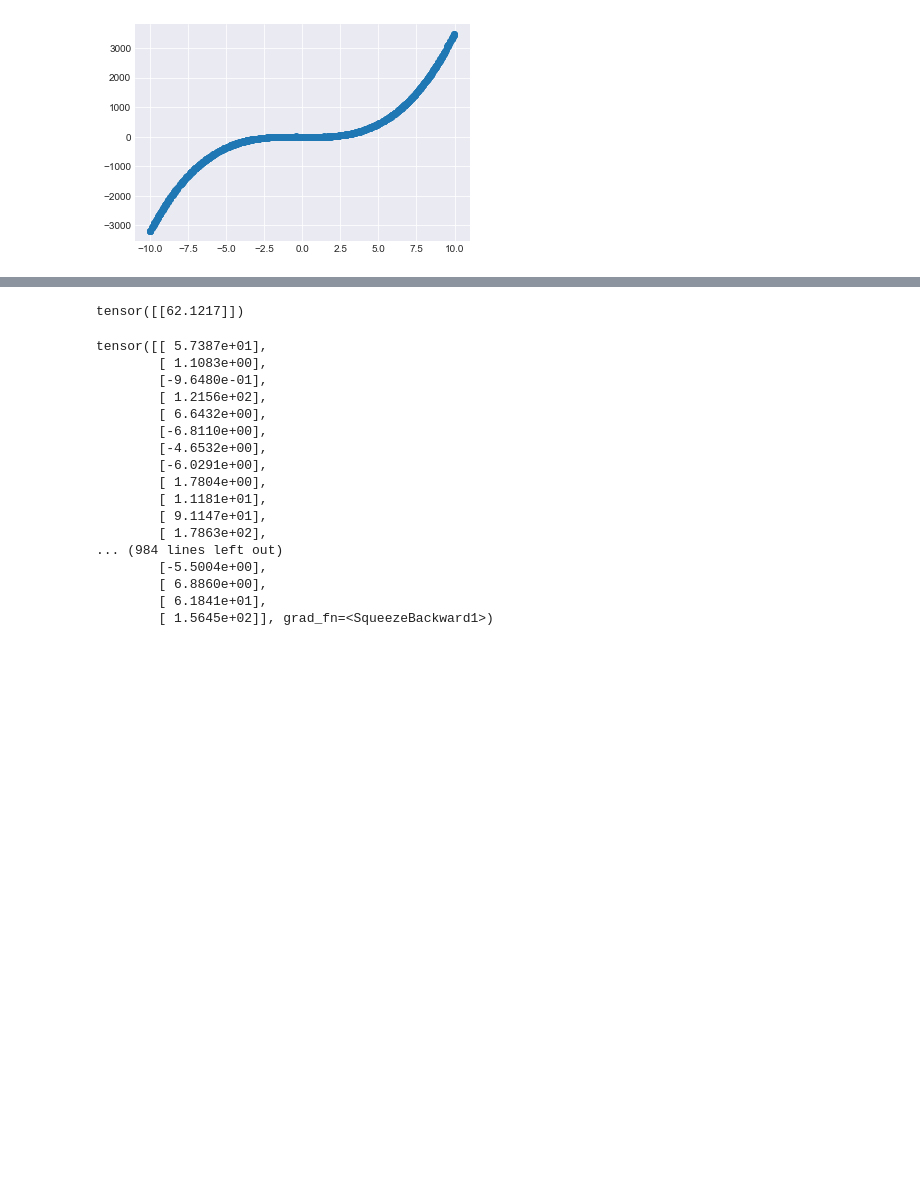
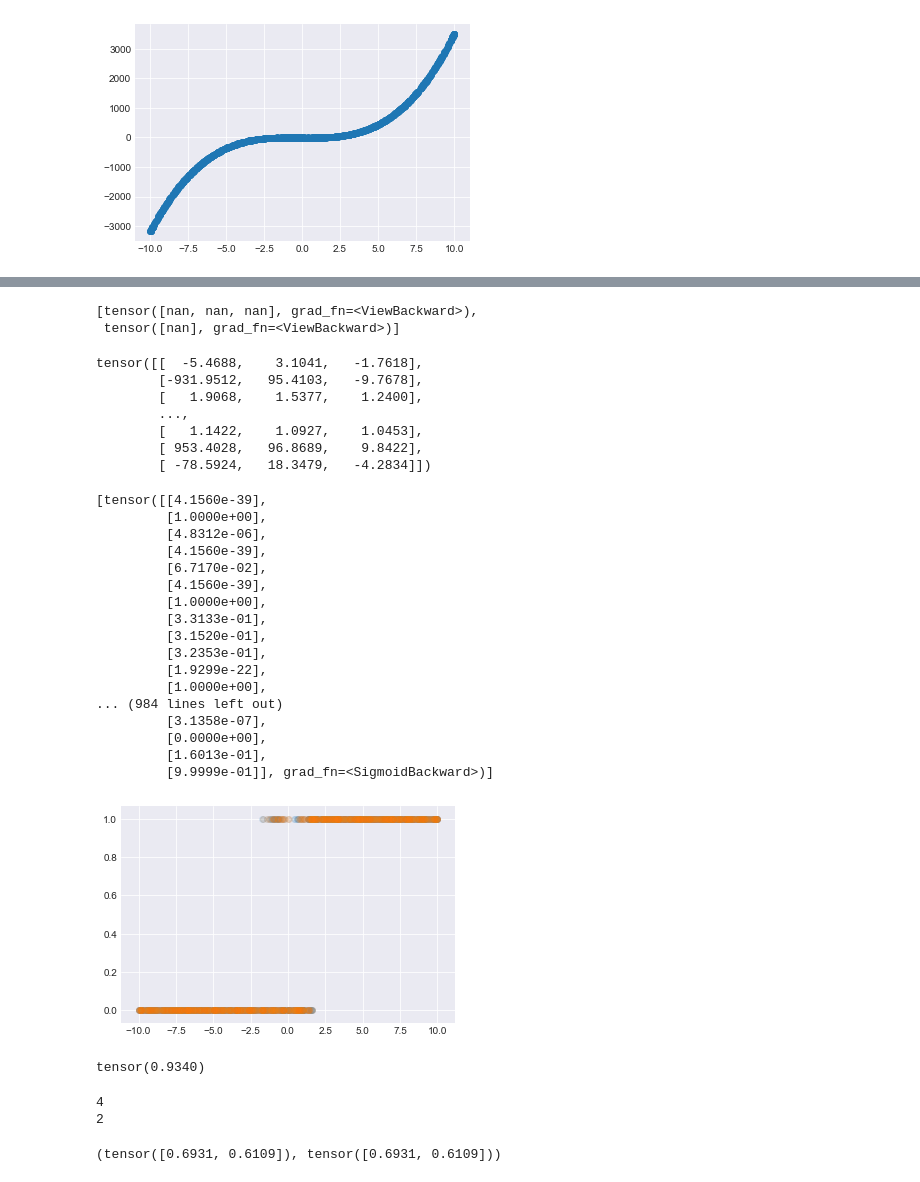
Before and after one commit to nextBillyonair/DPM, a Jupyter notebook: Notebooks/Regression/LinearRegression.ipynb, the cells around one changed output, grey strips where cells are left out. Saved outputs shown, nothing was run; the diff lists cells and outputs as text; code cells hidden in the pictures; blank space fills up the shorter version.

```diff
--- a/Notebooks/Regression/LinearRegression.ipynb
+++ b/Notebooks/Regression/LinearRegression.ipynb
@@ -68,26 +145,46 @@ tensor(16.6286)
+# %%
+x.shape
+[p.view(-1) for p in model.model.parameters()]
+# %% [output]
+[tensor([nan, nan, nan], grad_fn=<ViewBackward>),
+ tensor([nan], grad_fn=<ViewBackward>)]
 # %%
-torch.Tensor(y)[:1]
+torch.Tensor(x)
 # %% [output]
-tensor([[62.1217]])
+tensor([[  -5.4688,    3.1041,   -1.7618],
+        [-931.9512,   95.4103,   -9.7678],
+        [   1.9068,    1.5377,    1.2400],
+        ...,
+        [   1.1422,    1.0927,    1.0453],
+        [ 953.4028,   96.8689,    9.8422],
+        [ -78.5924,   18.3479,   -4.2834]])
-# %%
-x, y = torch.tensor(x).float(), torch.tensor(y).float()
 # %%
-model.sample(x)
+model.model(torch.Tensor(x))
 # %% [output]
-tensor([[ 5.7387e+01],
-        [ 1.1083e+00],
-        [-9.6480e-01],
-        [ 1.2156e+02],
-        [ 6.6432e+00],
-        [-6.8110e+00],
-        [-4.6532e+00],
-        [-6.0291e+00],
-        [ 1.7804e+00],
-        [ 1.1181e+01],
-        [ 9.1147e+01],
-        [ 1.7863e+02],
+[tensor([[4.1560e-39],
+         [1.0000e+00],
+         [4.8312e-06],
+         [4.1560e-39],
+         [6.7170e-02],
+         [4.1560e-39],
+         [1.0000e+00],
+         [3.3133e-01],
+         [3.1520e-01],
+         [3.2353e-01],
+         [1.9299e-22],
+         [1.0000e+00],
 ... (984 lines left out)
-        [-5.5004e+00],
-        [ 6.8860e+00],
-        [ 6.1841e+01],
-        [ 1.5645e+02]], grad_fn=<SqueezeBackward1>)
+         [3.1358e-07],
+         [0.0000e+00],
+         [1.6013e-01],
+         [9.9999e-01]], grad_fn=<SigmoidBackward>)]
+# %%
+plt.scatter(x[:, 2], model.predict(x).detach().numpy(), alpha=0.1)
+plt.scatter(x[:, 2], y, alpha=0.1)
+plt.show()
+# %% [output]
+[figure, added]
+# %%
+(y == model.predict(x)).float().mean()
+# %% [output]
+tensor(0.9340)
@@ -93,0 +198,9 @@ tensor([[ 5.7387e+01],
+# %%
+s = model.sample(4)
+# %% [output]
+4
+2
+# %%
+model.entropy(), t_model.entropy()
+# %% [output]
+(tensor([0.6931, 0.6109]), tensor([0.6931, 0.6109]))
```
Also changed, not shown: parts of 30 cells of this notebook, 10 other files.
